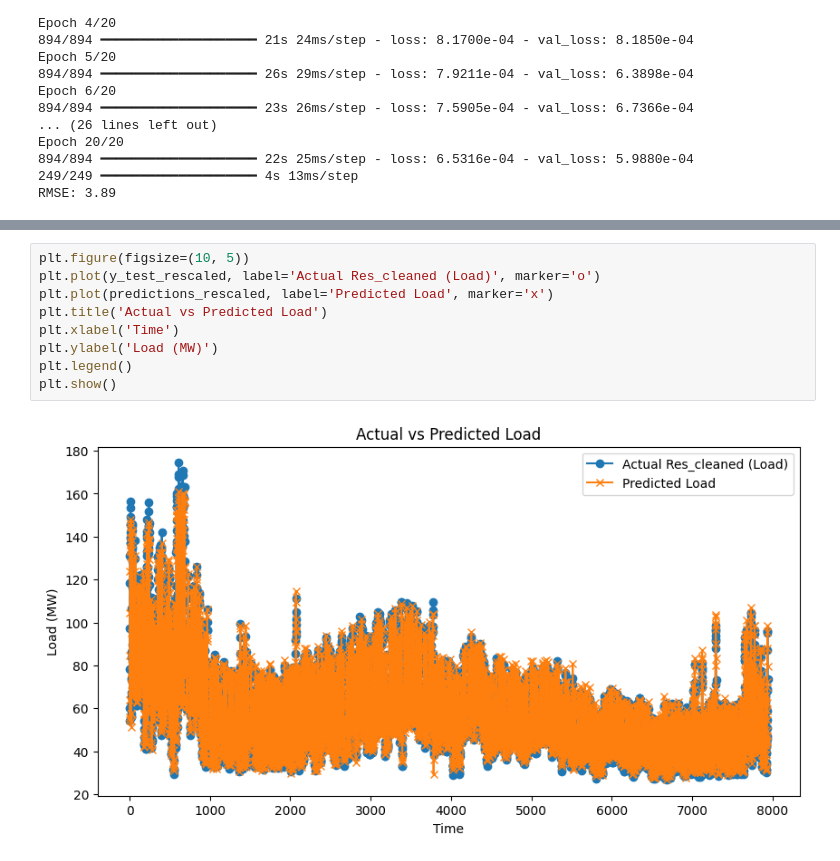
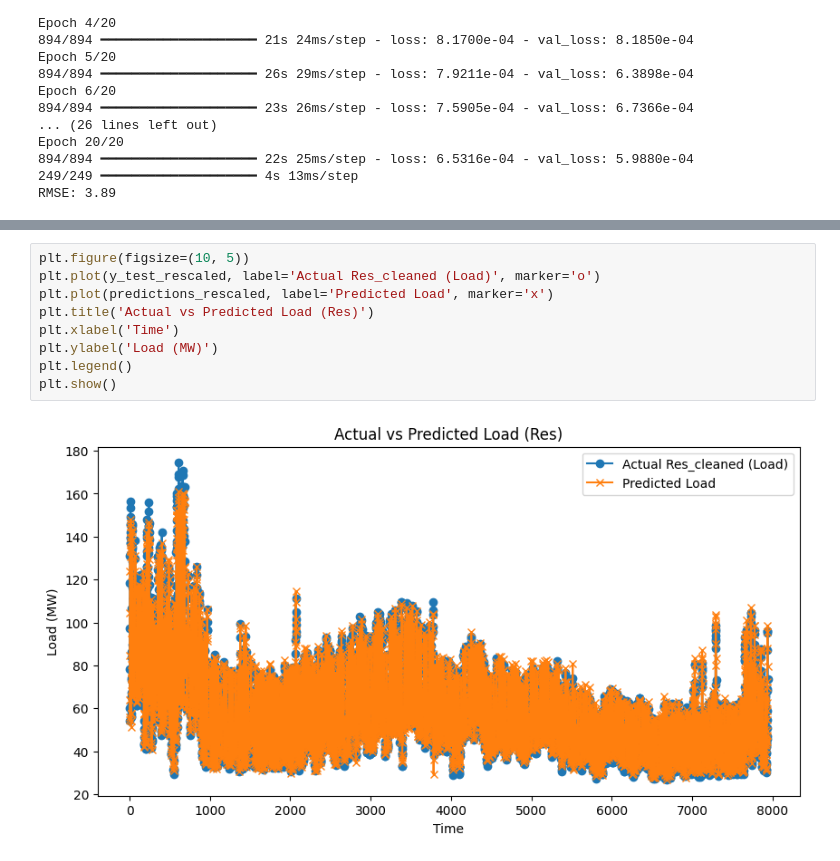
Before and after one commit to andytieu/ds340w-load-forcasting, a Jupyter notebook: LSTMtest.ipynb, the cells around one changed output, grey strips where cells are left out. Saved outputs shown, nothing was run; the diff lists cells and outputs as text.

```diff
--- a/LSTMtest.ipynb
+++ b/LSTMtest.ipynb
@@ -162,11 +162,11 @@ Text(0, 0.5, 'Loss')
 # %%
 plt.figure(figsize=(10, 5))
 plt.plot(y_test_rescaled, label='Actual Res_cleaned (Load)', marker='o')
 plt.plot(predictions_rescaled, label='Predicted Load', marker='x')
-plt.title('Actual vs Predicted Load')
+plt.title('Actual vs Predicted Load (Res)')
 plt.xlabel('Time')
 plt.ylabel('Load (MW)')
 plt.legend()
 plt.show()
 # %% [output]
-[figure, old version]
+[figure, new version]
```
Also changed, not shown: parts of 1 cell of this notebook.
